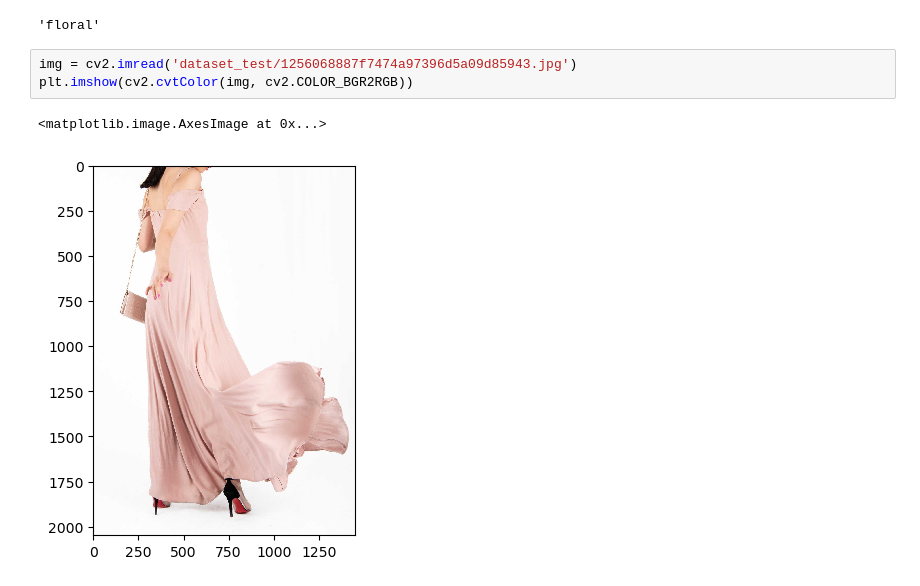
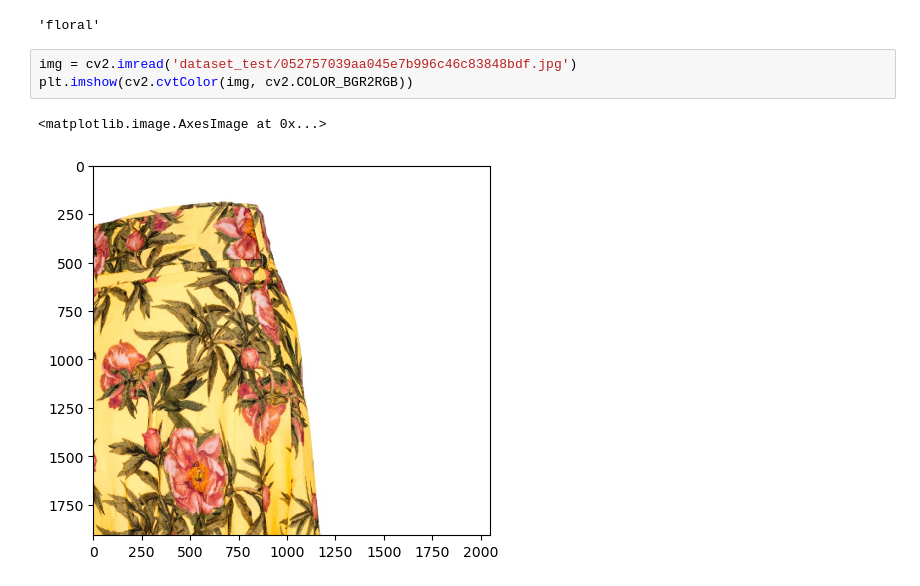
Before and after one commit to kadu-ymd/dress-pattern-recognition-using-CNN, a Jupyter notebook: model.ipynb, the cells around one changed output. Drawn from its saved outputs; the diff is of its cells as text.

```diff
--- a/model.ipynb
+++ b/model.ipynb
@@ -190,8 +474,8 @@ list(training_set.class_indices.keys())[list(training_set.class_indices.values()
 # %% [output]
 'floral'
 # %%
-img = cv2.imread('dataset_test/1256068887f7474a97396d5a09d85943.jpg')
+img = cv2.imread('dataset_test/052757039aa045e7b996c46c83848bdf.jpg')
 plt.imshow(cv2.cvtColor(img, cv2.COLOR_BGR2RGB))
 # %% [output]
 <matplotlib.image.AxesImage at 0x...>
-[figure, old version]
+[figure, new version]
```
Also changed, not shown: parts of 22 cells of this notebook, 9 other files.
